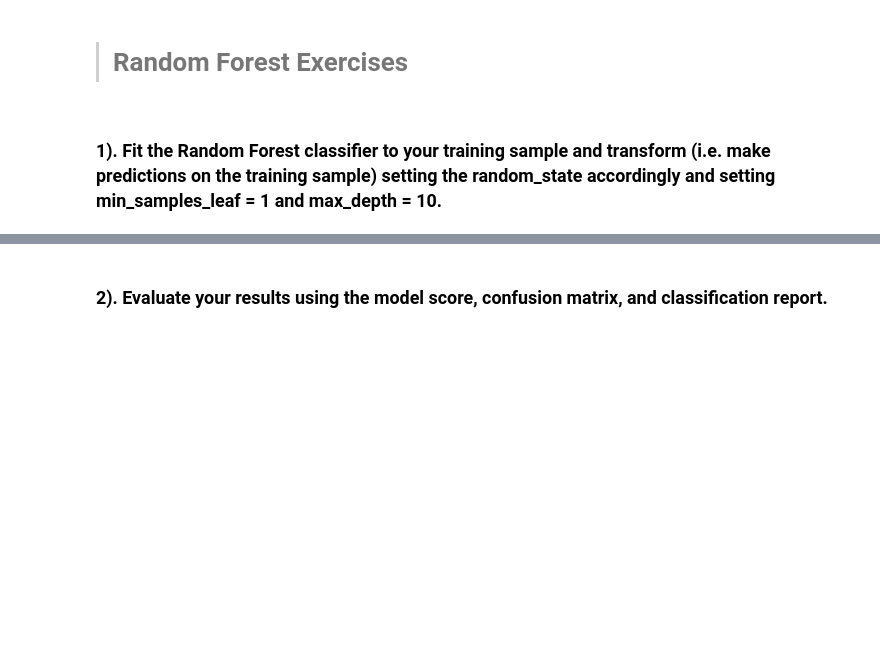
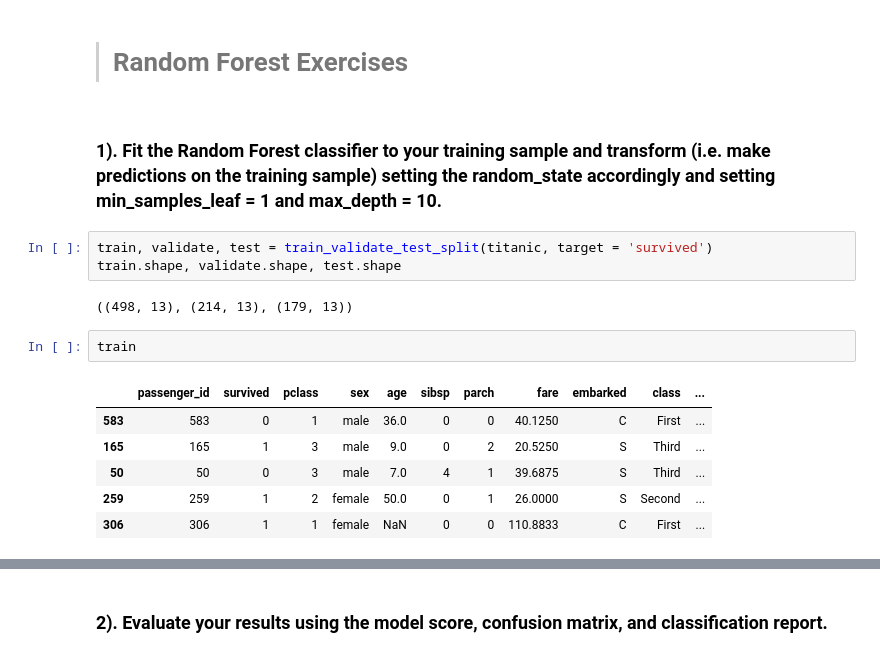
Before and after one commit to stephenkipkurui/regression-exercises, a Jupyter notebook: model.ipynb, the cells around one changed output, grey strips where cells are left out. Cells and saved outputs as stored; diff of their text form; blank space fills up the shorter version.

```diff
--- a/model.ipynb
+++ b/model.ipynb
@@ -484,3 +474,17 @@ NameError: name 'graph' is not defined
 >
 # %% [markdown]
 ### 1). Fit the Random Forest classifier to your training sample and transform (i.e. make predictions on the training sample) setting the random_state accordingly and setting min_samples_leaf = 1 and max_depth = 10.
+# %%
+train, validate, test = train_validate_test_split(titanic, target = 'survived')
+train.shape, validate.shape, test.shape
+# %% [output]
+((498, 13), (214, 13), (179, 13))
+# %%
+train
+# %% [output]
+|  | passenger_id | survived | pclass | sex | age | sibsp | parch | fare | embarked | class | ... |
+| 583 | 583 | 0 | 1 | male | 36.0 | 0 | 0 | 40.1250 | C | First | ... |
+| 165 | 165 | 1 | 3 | male | 9.0 | 0 | 2 | 20.5250 | S | Third | ... |
+| 50 | 50 | 0 | 3 | male | 7.0 | 4 | 1 | 39.6875 | S | Third | ... |
+| 259 | 259 | 1 | 2 | female | 50.0 | 0 | 1 | 26.0000 | S | Second | ... |
+| 306 | 306 | 1 | 1 | female | NaN | 0 | 0 | 110.8833 | C | First | ... |
```
Also changed, not shown: parts of 12 cells of this notebook.
